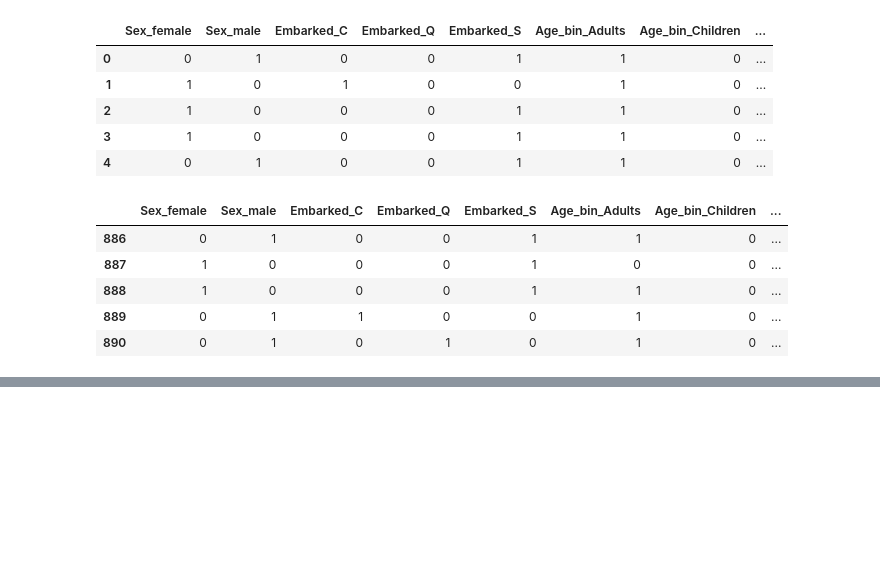
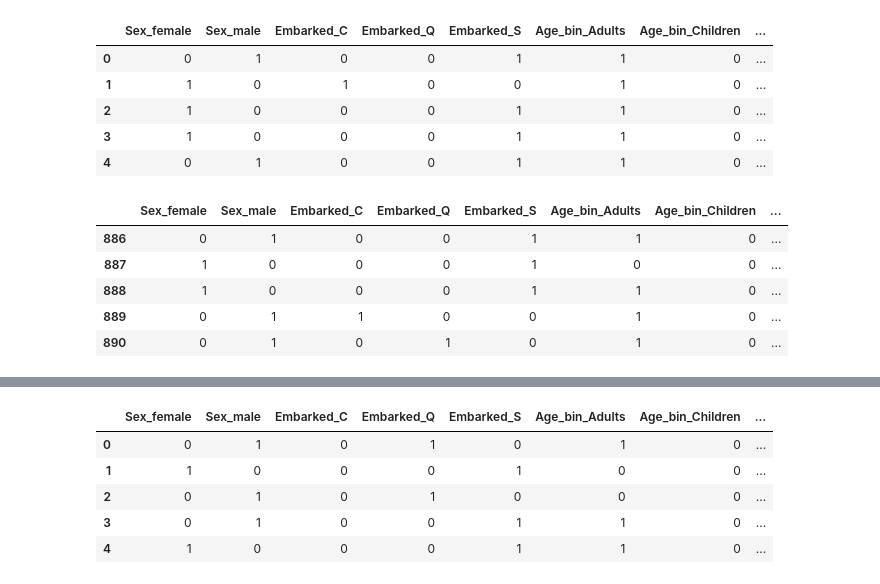
Before and after one commit to PercyAyimbilaNsolemna/Machine_Learning, a Jupyter notebook: Titanic_Kaggle_Challenge/Titanic.ipynb, the cells around one changed output, grey strips where cells are left out. Cells and saved outputs as stored; diff of their text form; code cells hidden in the pictures; blank space fills up the shorter version.

```diff
--- a/Titanic_Kaggle_Challenge/Titanic.ipynb
+++ b/Titanic_Kaggle_Challenge/Titanic.ipynb
@@ -514,0 +522,7 @@ one_hot_encoded_features.tail()
+# %%
+#Uses the fit_transform method in the OneHotEncoder class to convert the categorical data to numerical values in the test set
+transformed_features_test = ohe.fit_transform(X_test[X_test.select_dtypes(include=['object', 'category']).columns]).toarray()
+#Converts the transformed features from float to ints
+transformed_features_test = transformed_features_test.astype(int)
+#Outputs the transformed features
+print(transformed_features_test)
@@ -514,0 +537,3 @@ one_hot_encoded_features.tail()
+# %%
+#Extracts the one hot encoded features
+encoded_features_test = ohe.get_feature_names_out()
@@ -514,0 +558,13 @@ one_hot_encoded_features.tail()
+# %%
+#Convert the test set one hot encoded features to a pandas dataFrame
+one_hot_encoded_features_test = pd.DataFrame(transformed_features_test, columns=encoded_features_test)
+# %%
+#Ouputs the head of the one hot encoded features for the test set
+one_hot_encoded_features_test.head()
+# %% [output]
+|  | Sex_female | Sex_male | Embarked_C | Embarked_Q | Embarked_S | Age_bin_Adults | Age_bin_Children | ... |
+| 0 | 0 | 1 | 0 | 1 | 0 | 1 | 0 | ... |
+| 1 | 1 | 0 | 0 | 0 | 1 | 0 | 0 | ... |
+| 2 | 0 | 1 | 0 | 1 | 0 | 0 | 0 | ... |
+| 3 | 0 | 1 | 0 | 0 | 1 | 1 | 0 | ... |
+| 4 | 1 | 0 | 0 | 0 | 1 | 1 | 0 | ... |
```
Also changed, not shown: parts of 24 cells of this notebook.
